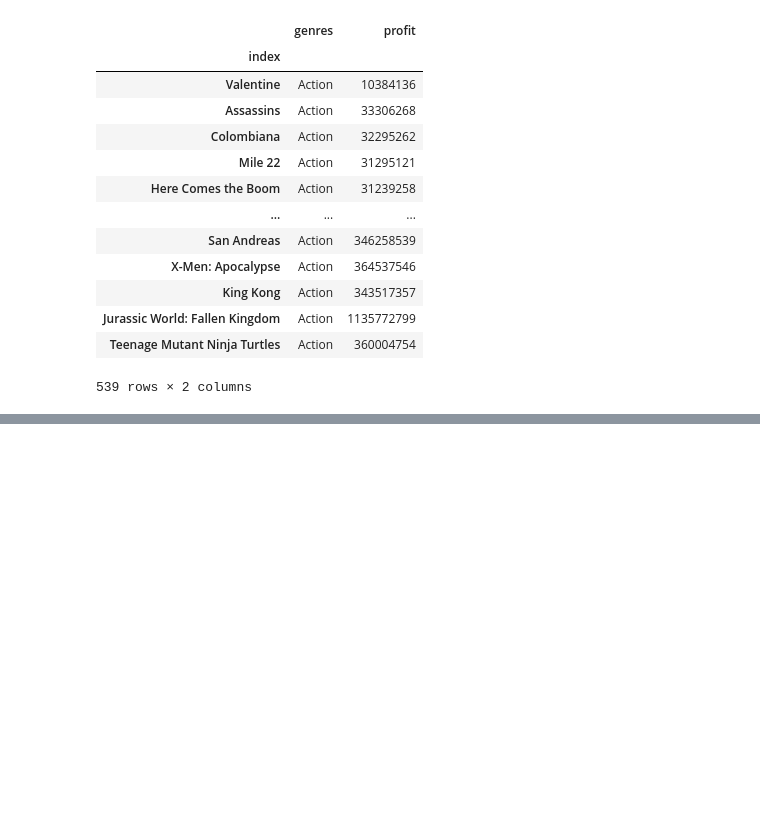
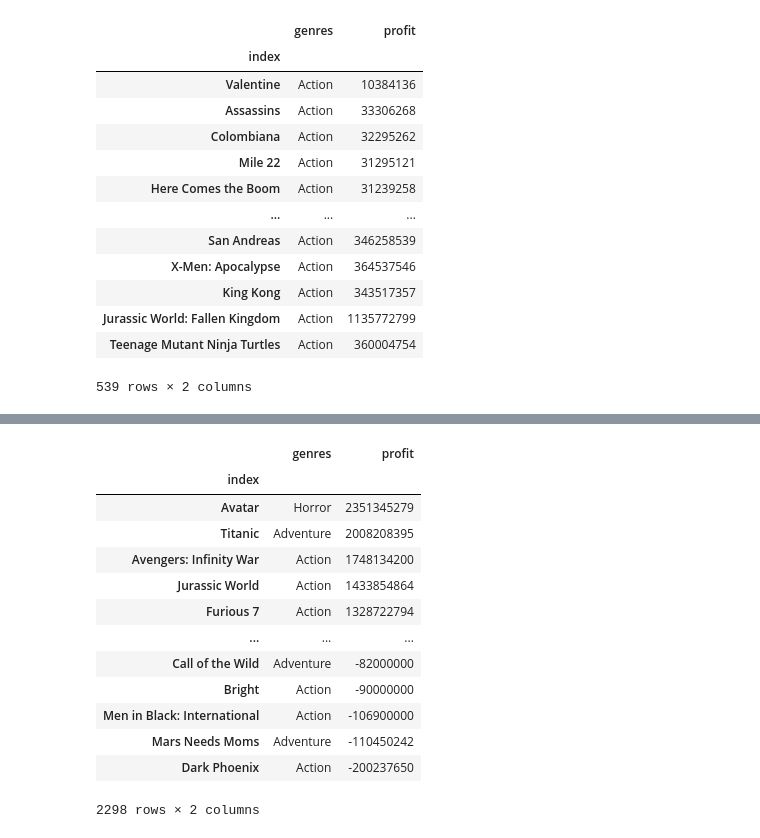
Before and after one commit to zmtillery/group-5-0206, a Jupyter notebook: notebooks/saketh/2-28_Update.ipynb, the cells around one changed output, grey strips where cells are left out. Cells and saved outputs as stored; diff of their text form; code cells hidden in the pictures; blank space fills up the shorter version.

```diff
--- a/notebooks/saketh/2-28_Update.ipynb
+++ b/notebooks/saketh/2-28_Update.ipynb
@@ -833,0 +836,19 @@ sns.barplot(x = 'genres', y = 'profit', data = g_test, order=g_test.sort_values(
+# %%
+test2 = joins.copy()
+test2 = test2[(['genres','profit'])]
+test2
+# %% [output]
+|  | genres | profit |
+| index |  |  |
+| Avatar | Horror | 2351345279 |
+| Titanic | Adventure | 2008208395 |
+| Avengers: Infinity War | Action | 1748134200 |
+| Jurassic World | Action | 1433854864 |
+| Furious 7 | Action | 1328722794 |
+| ... | ... | ... |
+| Call of the Wild | Adventure | -82000000 |
+| Bright | Action | -90000000 |
+| Men in Black: International | Action | -106900000 |
+| Mars Needs Moms | Adventure | -110450242 |
+| Dark Phoenix | Action | -200237650 |
+2298 rows × 2 columns
```
Also changed, not shown: parts of 19 cells of this notebook.
